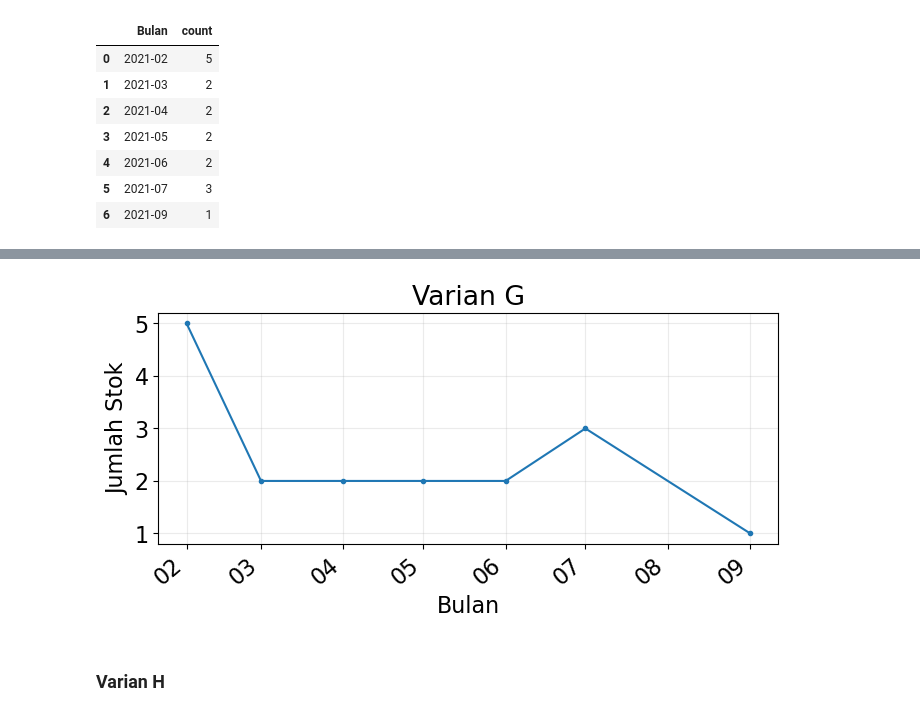
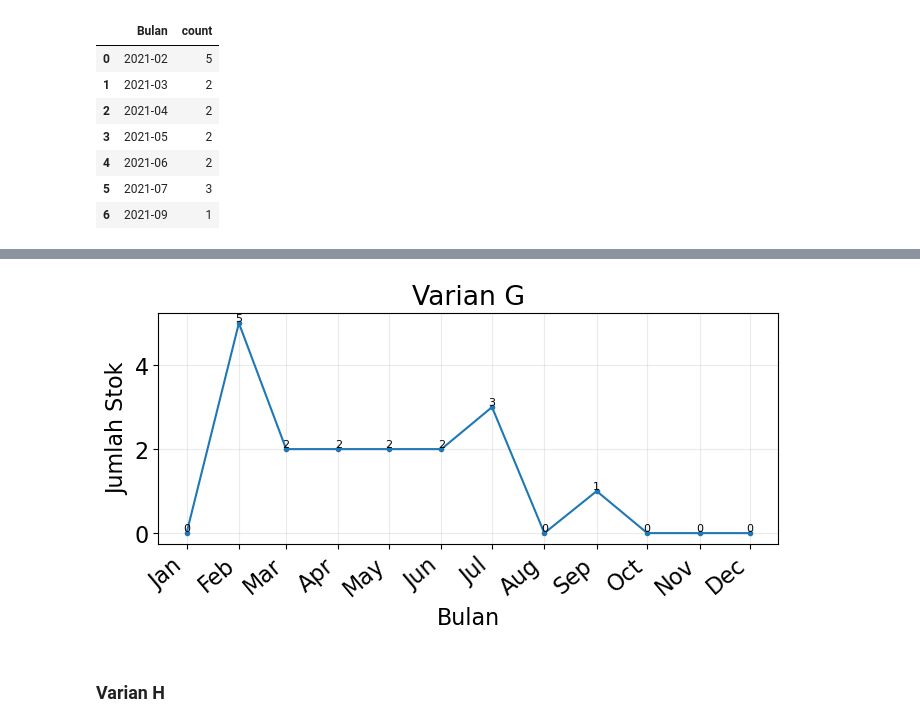
Before and after one commit to anajesset/tugas-akhirr, a Jupyter notebook: stock_21.ipynb, the cells around one changed output, grey strips where cells are left out. Cells and saved outputs as stored; diff of their text form; code cells hidden in the pictures.

```diff
--- a/stock_21.ipynb
+++ b/stock_21.ipynb
@@ -76,8 +76,12 @@ ax.bar(x_data, y_data)
 
 ax.set_xticks(np.arange(len(x_data)))
 ax.set_xticklabels(x_data, rotation=45, fontsize=8)
+ax.set_xlabel("Varian Motor")
+ax.set_ylabel("Jumlah Stok 2021")
+ax.set_ylim([0, 400])
 
-ax.set_ylim([0, 400])
+for idx, val in enumerate(y_data):
+  ax.text(x=idx, y=val+10, s=f"{val}", ha="center")
 
 plt.subplots_adjust(hspace=0.3)
 plt.show()
@@ -127,7 +154,7 @@ fig, ax = plt.subplots(figsize=(8, 3))
 ax.plot(df_E_count["Bulan"], df_E_count["count"], linestyle="-",
         marker=".")
 
-formatter = mdates.DateFormatter("%m")
+formatter = mdates.DateFormatter("%b")
 # locator = mdates.YearLocator(base=2)
 # locator = mdates.MonthLocator(bymonthday=1, bymonth=range(1, 13, 1))
 locator = mdates.MonthLocator()
@@ -137,12 +164,14 @@ ax.xaxis.set_major_locator(locator)
 ax.grid("on")
 ax.set_xlabel("Bulan")
 ax.set_ylabel("Jumlah Stok")
-
 ax.set_title("Varian E")
 
-for j, label in enumerate(ax.get_xticklabels()):
-  label.set_rotation(40)
-  label.set_horizontalalignment('right')
+for idx, val in enumerate(df_E_count["count"]):
+    ax.text(x=df_E_count["Bulan"].iloc[idx], y=val+1, s=f"{val}", ha="center", size=8)
 
-plt.show(fig)
+for label in ax.get_xticklabels():
+    label.set_rotation(40)
+    label.set_horizontalalignment('right')
+
+plt.show()
 # %% [output]
@@ -187,3 +216,13 @@ df_G_count
 | 6 | 2021-09 | 1 |
 # %%
 df_G_count["Bulan"] = pd.to_datetime(df_G_count["Bulan"])
+# %%
+df_stock_G["Bulan"] = pd.to_datetime(df_stock_G["Bulan"])
+df_G_count = df_stock_G[["Bulan"]].copy()
+df_G_count = df_stock_G.groupby("Bulan").size().reset_index(name="count")
+
+all_months = pd.date_range(start="2021-01-01", end="2021-12-01", freq="MS")
+df_G_count = df_G_count.set_index("Bulan").reindex(all_months, fill_value=0).reset_index()
+
+df_G_count.columns = ["Bulan", "count"]
+df_G_count
@@ -190,29 +243,31 @@ df_G_count["Bulan"] = pd.to_datetime(df_G_count["Bulan"])
 # %%
 fig, ax = plt.subplots(figsize=(8, 3))
 
 ax.plot(df_G_count["Bulan"], df_G_count["count"], linestyle="-",
         marker=".")
 
-formatter = mdates.DateFormatter("%m")
+formatter = mdates.DateFormatter("%b")
 # locator = mdates.YearLocator(base=2)
 # locator = mdates.MonthLocator(bymonthday=1, bymonth=range(1, 13, 1))
 locator = mdates.MonthLocator()
 ax.xaxis.set_major_formatter(formatter)
 ax.xaxis.set_major_locator(locator)
 
 ax.grid("on")
 ax.set_xlabel("Bulan")
 ax.set_ylabel("Jumlah Stok")
-
 ax.set_title("Varian G")
 
-for j, label in enumerate(ax.get_xticklabels()):
-  label.set_rotation(40)
-  label.set_horizontalalignment('right')
+for idx, val in enumerate(df_G_count["count"]):
+    ax.text(x=df_G_count["Bulan"].iloc[idx], y=val+ 0.05, s=f"{val}", ha="center", size=8)
 
-plt.show(fig)
+for label in ax.get_xticklabels():
+    label.set_rotation(40)
+    label.set_horizontalalignment('right')
+
+plt.show()
 # %% [output]
-[figure, old version]
+[figure, new version]
 # %% [markdown]
 ### Varian H
 # %%
```
Also changed, not shown: parts of 14 cells of this notebook, 9 other files.
